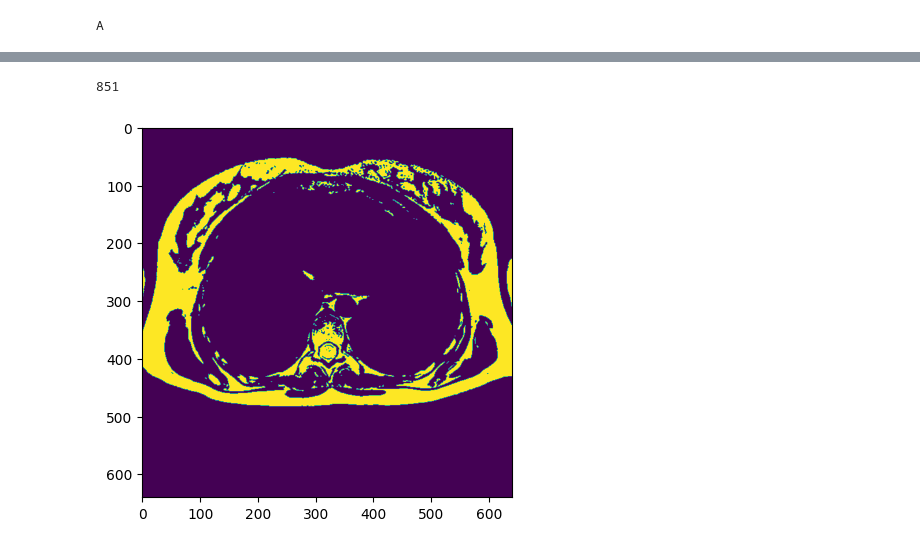
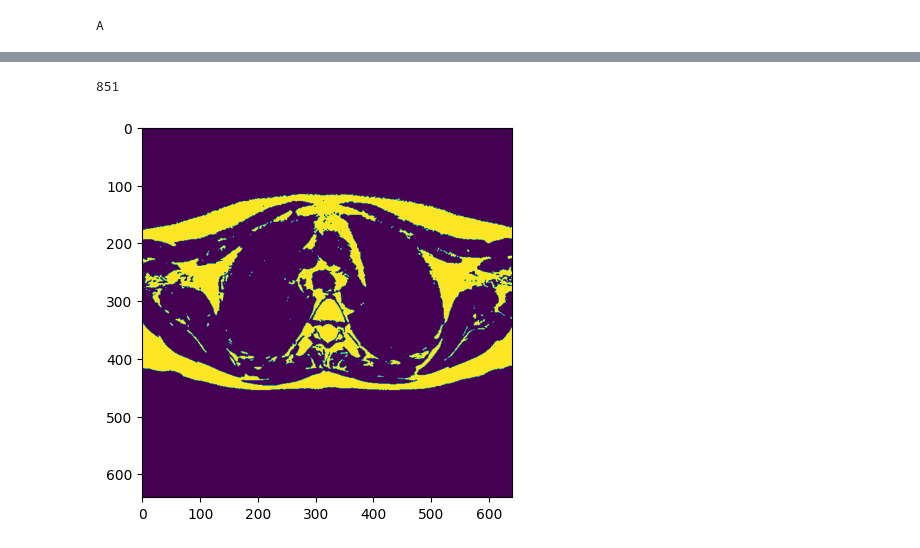
Before and after one commit to DannyStruijk/TeamChallenge, a Jupyter notebook: Prueba43.ipynb, the cells around one changed output, grey strips where cells are left out. Drawn from its saved outputs; the diff is of its cells as text; code cells hidden in the pictures.

```diff
--- a/Prueba43.ipynb
+++ b/Prueba43.ipynb
@@ -25,6 +25,8 @@ for root,dirs,files in os.walk(PathAux):
             file_name=os.path.join(root,i)                  #Lee path de cada imagen
             Dcm = pydicom.dcmread(file_name)
             Dcm_im = np.copy(Dcm.pixel_array)
+            Dcm_order = Dcm[0x0020,0x1041].value
+            print(Dcm_order)
             Dcm_im_all.append(Dcm_im)
         print('Name:',i)
         plt.imshow(Dcm_im, cmap = plt.cm.bone)
@@ -45,7 +53,7 @@ Name: 1.3.46.670589.11.20322.5.0.9332.2022032216323338013-1201-14-1coddjr.dcm
 ... (18 outputs left out)
 # %%
 print(Dcm_im_all[1].max())
-image = sitk.GetImageFromArray(Dcm_im_all[1])
+image = sitk.GetImageFromArray(Dcm_im_all[4])
 # Assuming 'image' is your SimpleITK image
 otsu_filter = sitk.OtsuThresholdImageFilter()
 
@@ -55,34 +63,34 @@ otsu_filter = sitk.OtsuThresholdImageFilter()
 # # Apply the threshold to get the binary image
 #binary_image = image > 200
 
 # Set the input image
 
 # Optionally, specify the number of bins for the histogram (default is 128)
 #otsu_filter.SetNumberOfHistogramBins(256)
 
 # Optionally, specify the number of classes for Otsu thresholding (default is 1)
 otsu_filter.SetInsideValue(0)
 otsu_filter.SetOutsideValue(1)
 
 # Execute the filter
 binary_image = otsu_filter.Execute(image)
 
 # Display the original and binary images for visualization
 #sitk.Show(sitk.LabelOverlay(image, binary_image), title="Otsu Thresholding")
 
 imagefinal = sitk.GetArrayFromImage(binary_image)
 
 plt.imshow(imagefinal)
 plt.show()
 
 #sitk.Show(bin_image, title="Binary Image", backend="matplotlib")
 
 # image_viewer = sitk.ImageViewer()
 # image_viewer.SetTitle("grid using ImageViewer class")
 # image_viewer.Execute(bin_image)
 # %% [output]
 851
-[figure, old version]
+[figure, new version]
 # %%
 # Assuming 'binary_image' is your SimpleITK binary image
 binary_erode_filter = sitk.BinaryErodeImageFilter()
```
Also changed, not shown: parts of 9 cells of this notebook, 1 other file.
